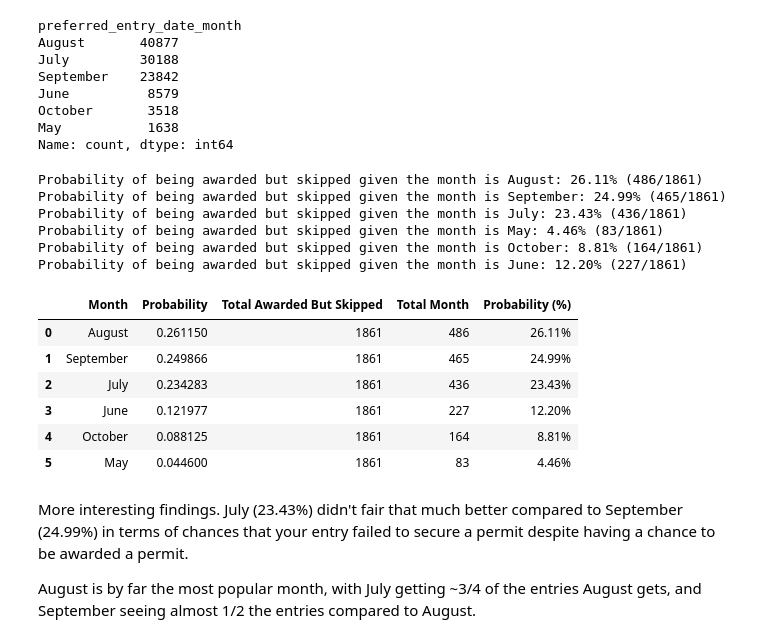
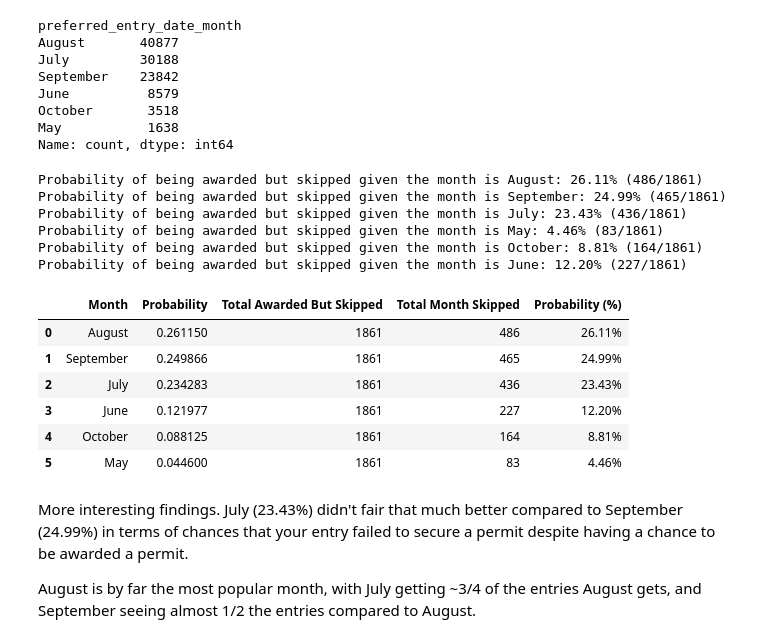
Before and after one commit to jarrett-retz-tech-services/enchantments_lottery, a Jupyter notebook: analysis.ipynb, the cells around one changed output. Saved outputs shown, nothing was run; the diff lists cells and outputs as text; code cells hidden in the pictures.

Commit message:
Show awarded to skipped for all zones for month

```diff
--- a/analysis.ipynb
+++ b/analysis.ipynb
@@ -732,35 +732,35 @@ for month in months:
     month_data = df_split_skipped[month_filter]
 
     total_month_skipped = len(month_data)
 
     total_skipped = len(df_split_skipped)
 
     prob_month_df_split_skipped = total_month_skipped / total_skipped
 
     prob_skipped_month.append(
         [month, prob_month_df_split_skipped, total_skipped, total_month_skipped]
     )
 
     print(
         f"Probability of being awarded but skipped given the month is {month}: {prob_month_df_split_skipped:.2%} ({total_month_skipped}/{total_skipped})"
     )
 
 # Create dataframe from list
 df_prob_skipped_month = zone_probabilities_to_crosstab(
     prob_skipped_month,
-    ["Month", "Probability", "Total Awarded But Skipped", "Total Month"],
+    ["Month", "Probability", "Total Awarded But Skipped", "Total Month Skipped"],
 )
 
 # Show crosstab of the new dataframe
 df_prob_skipped_month
 # %% [output]
 Probability of being awarded but skipped given the month is August: 26.11% (486/1861)
 Probability of being awarded but skipped given the month is September: 24.99% (465/1861)
 Probability of being awarded but skipped given the month is July: 23.43% (436/1861)
 Probability of being awarded but skipped given the month is May: 4.46% (83/1861)
 Probability of being awarded but skipped given the month is October: 8.81% (164/1861)
 Probability of being awarded but skipped given the month is June: 12.20% (227/1861)
-|  | Month | Probability | Total Awarded But Skipped | Total Month | Probability (%) |
+|  | Month | Probability | Total Awarded But Skipped | Total Month Skipped | Probability (%) |
 | 0 | August | 0.261150 | 1861 | 486 | 26.11% |
 | 1 | September | 0.249866 | 1861 | 465 | 24.99% |
 | 2 | July | 0.234283 | 1861 | 436 | 23.43% |
```
Also changed, not shown: parts of 3 cells of this notebook.
